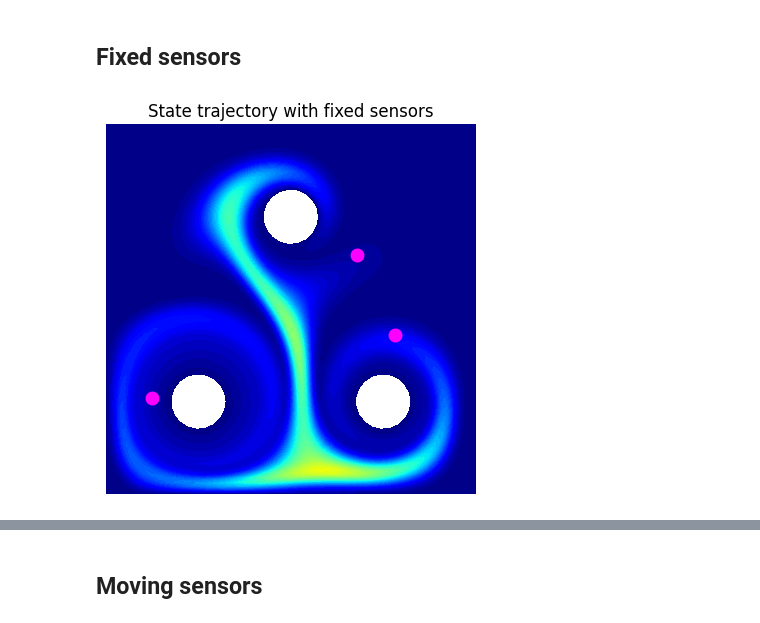
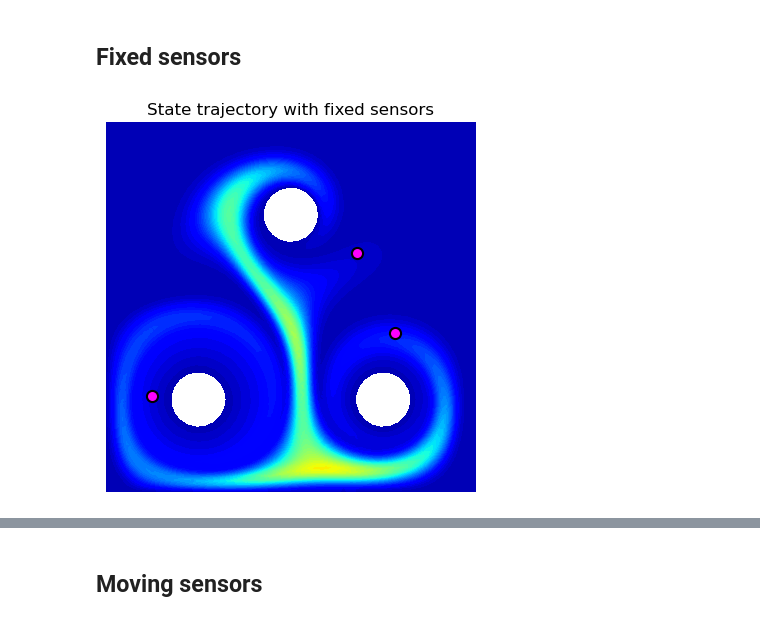
Before and after one commit to markus0800/SHRED-ROM, a Jupyter notebook: Pinball.ipynb, the cells around one changed output, grey strips where cells are left out. Saved outputs shown, nothing was run; the diff lists cells and outputs as text; code cells hidden in the pictures.

```diff
--- a/Pinball.ipynb
+++ b/Pinball.ipynb
@@ -397,30 +397,30 @@ sensors_data_test = Ytest[:,:,idx_sensors]
 # %%
 # TRAJECTORY WITH SENSORS (PLOT)
 
 def trajectory_with_fixedsensors(yt, sensors_coordinates, title = None):
     """
     State trajectory with moving sensor
     Input: state trajectory with dimension (ntimes, nstate) and sensors coordinates with dimension (ntimes, 2 * nsensors)
     """
 
     vmin = yt.min()
     vmax = yt.max()
 
     for i in range(yt.shape[0]):
         plot(vec2fun(yt[i], Yh), cmap = "jet", vmin = vmin, vmax = vmax)
         for k in np.arange(0, nsensors * 2, 2):
-            plt.plot(sensors_coordinates[k], sensors_coordinates[k+1], 'o', mfc = '#FF00FF', mec = '#FF00FF', ms = 8, mew = 2)
+            plt.plot(sensors_coordinates[k], sensors_coordinates[k+1], 'o', mfc = 'magenta', mec = 'black', ms = 8, mew = 1.5)
         plt.title(title)
         plt.axis('off')
         display(plt.gcf())
         plt.close()
         clc(wait=True)
 
 which = 0
 
 trajectory_with_fixedsensors(Y[which], sensors_coordinates, title = "State trajectory with fixed sensors")
 # %% [output]
-[figure, old version]
+[figure, new version]
 # %%
 # BUILD TRAIN, VALIDATION AND TEST DATASETS WITH PADDING
 
```
Also changed, not shown: parts of 16 cells of this notebook, 1 other file.
